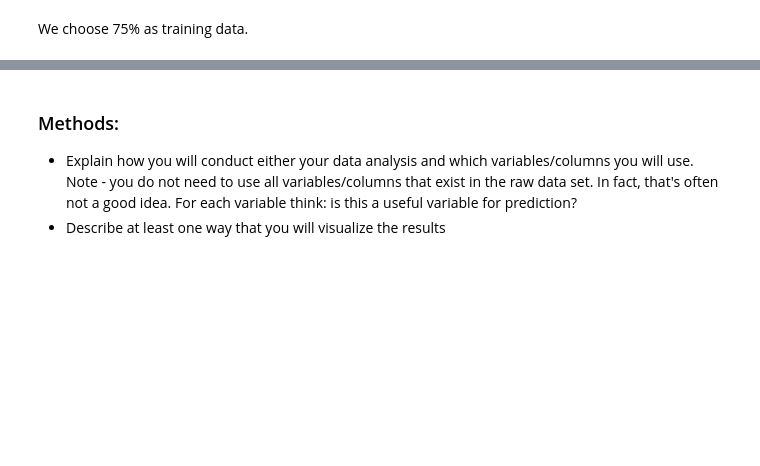
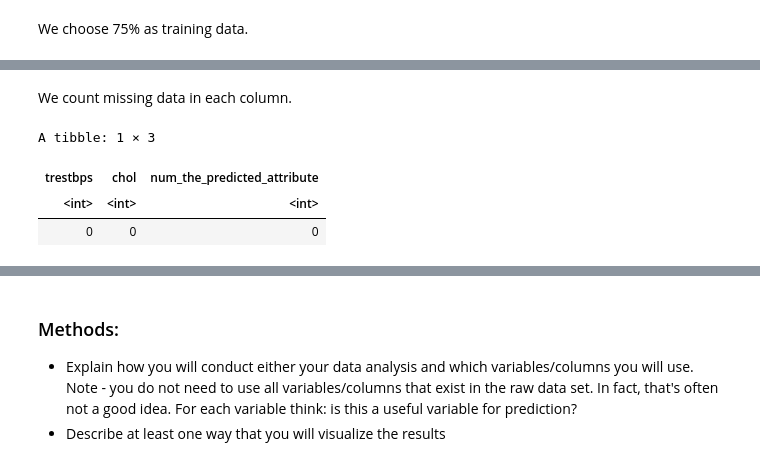
Before and after one commit to ggzggzggzggz/dsci-100-2022w1-group-083, a Jupyter notebook: group_project_proposal.ipynb, the cells around one changed output, grey strips where cells are left out. Saved outputs shown, nothing was run; the diff lists cells and outputs as text; code cells hidden in the pictures; blank space fills up the shorter version.

```diff
--- a/group_project_proposal.ipynb
+++ b/group_project_proposal.ipynb
@@ -88,0 +70,12 @@ A tibble: 2 × 4
+# %% [markdown]
+We count missing data in each column.
+# %%
+missing_data <- data_train %>%
+    map_df(is.na) %>%
+    map_df(sum)
+missing_data
+# %% [output]
+A tibble: 1 × 3
+| trestbps | chol | num_the_predicted_attribute |
+| <int> | <int> | <int> |
+| 0 | 0 | 0 |
```
Also changed, not shown: parts of 5 cells of this notebook.
